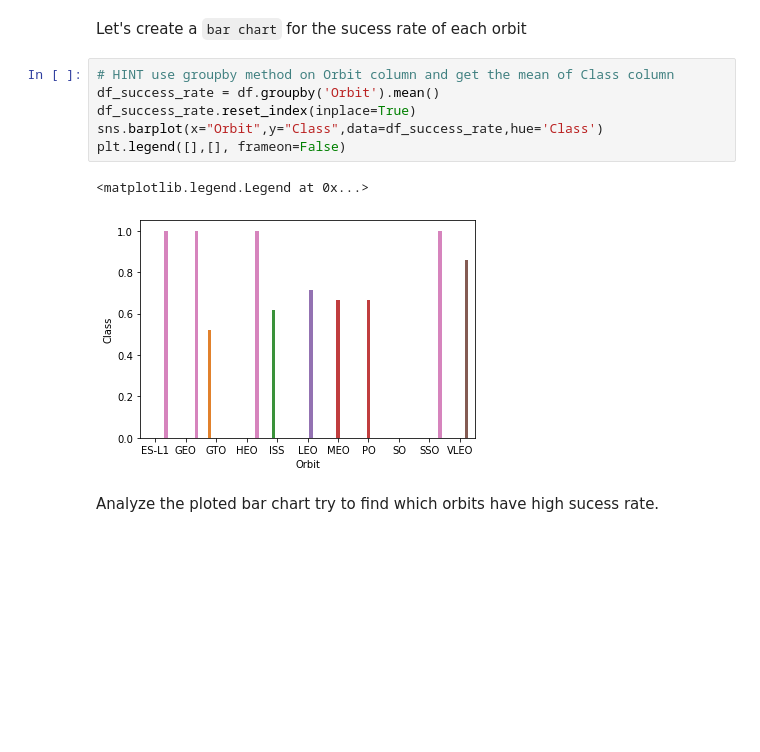
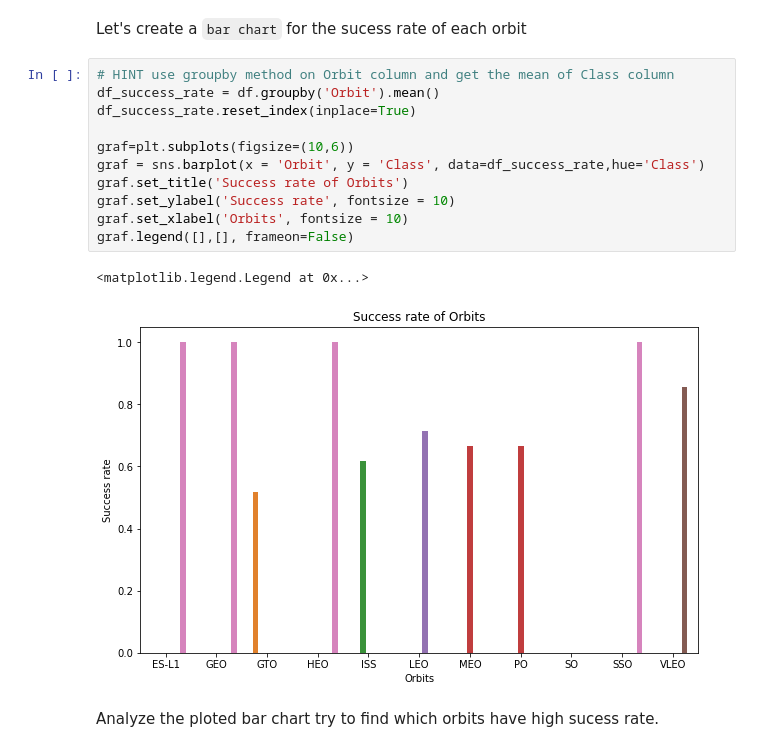
Before and after one commit to AndreRicardoChavesBR/Capstone-Project, a Jupyter notebook: EDA with Visualization lab.ipynb, the cells around one changed output. Drawn from its saved outputs; the diff is of its cells as text; blank space fills up the shorter version.

```diff
--- a/EDA with Visualization lab.ipynb
+++ b/EDA with Visualization lab.ipynb
@@ -115,12 +115,17 @@ Let's create a `bar chart` for the sucess rate of each orbit
 # %%
 # HINT use groupby method on Orbit column and get the mean of Class column
 df_success_rate = df.groupby('Orbit').mean()
 df_success_rate.reset_index(inplace=True)
-sns.barplot(x="Orbit",y="Class",data=df_success_rate,hue='Class')
-plt.legend([],[], frameon=False)
+
+graf=plt.subplots(figsize=(10,6))
+graf = sns.barplot(x = 'Orbit', y = 'Class', data=df_success_rate,hue='Class')
+graf.set_title('Success rate of Orbits')
+graf.set_ylabel('Success rate', fontsize = 10)
+graf.set_xlabel('Orbits', fontsize = 10)
+graf.legend([],[], frameon=False)
 # %% [output]
 <matplotlib.legend.Legend at 0x...>
-[figure, old version]
+[figure, new version]
 # %% [markdown]
 Analyze the ploted bar chart try to find which orbits have high sucess rate.
 # %% [markdown]
```
